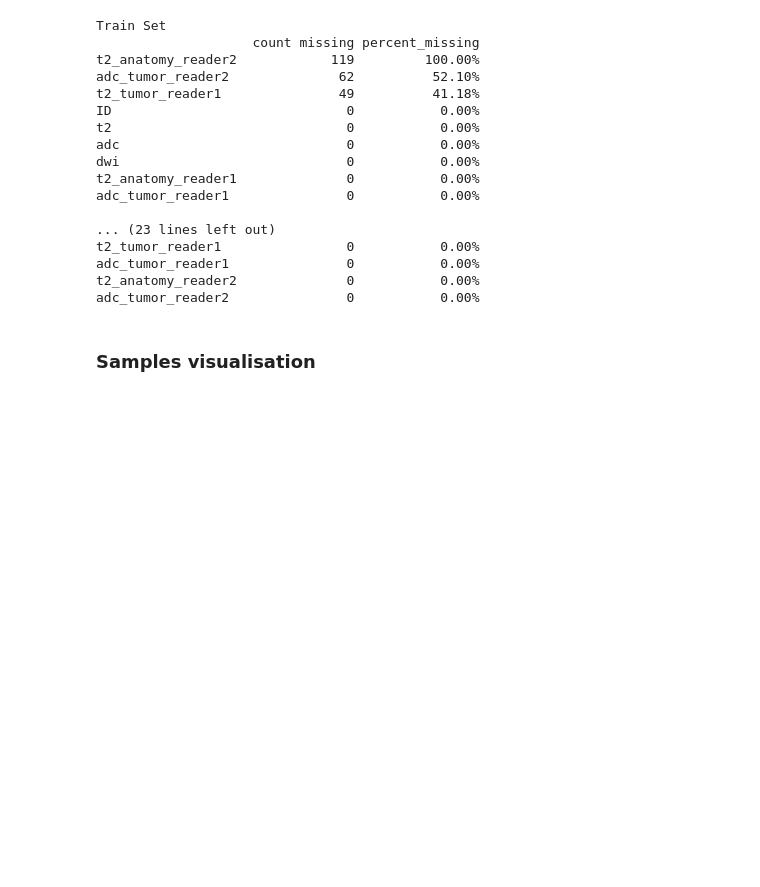
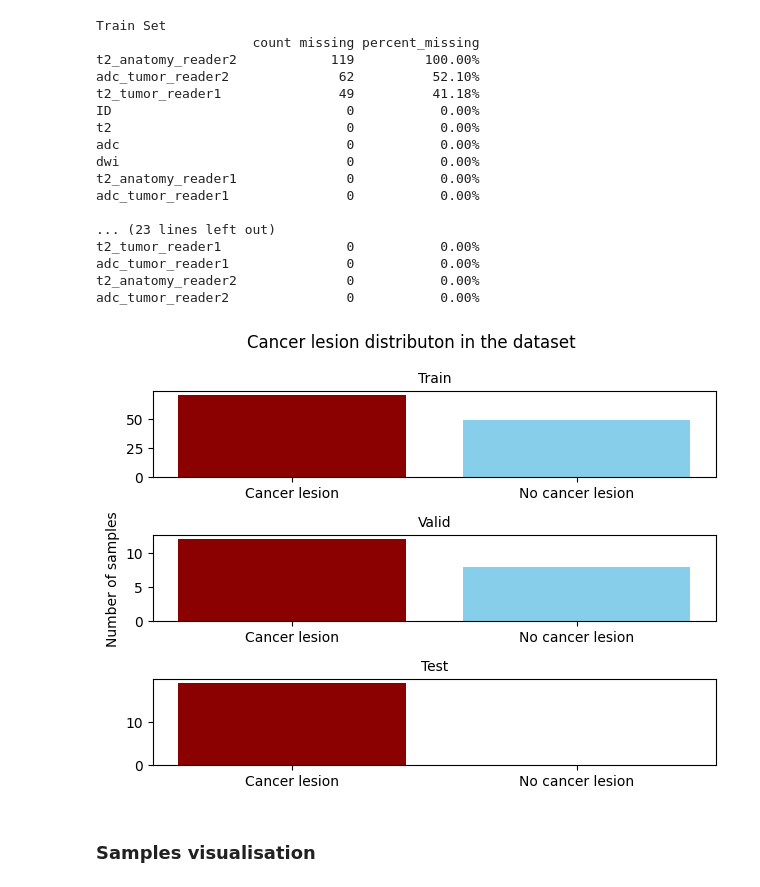
Before and after one commit to TinyRogue/Prostate-Cancer-MRI, a Jupyter notebook: main.ipynb, the cells around one changed output. Cells and saved outputs as stored; diff of their text form; code cells hidden in the pictures; blank space fills up the shorter version.

Commit message:
Lesions distribution

```diff
--- a/main.ipynb
+++ b/main.ipynb
@@ -95,6 +95,31 @@ t2_tumor_reader1                0           0.00%
 adc_tumor_reader1               0           0.00%
 t2_anatomy_reader2              0           0.00%
 adc_tumor_reader2               0           0.00%
+# %%
+has_tumor_file = lambda x: type(x) is str
+train_counts = train_df['t2_tumor_reader1'].map(has_tumor_file).value_counts(bins=2)
+valid_counts = valid_df['t2_tumor_reader1'].map(has_tumor_file).value_counts(bins=2)
+test_counts = test_df['t2_tumor_reader1'].map(has_tumor_file).value_counts(bins=2)
+
+fig, ax = plt.subplots(3, 1)
+bar_colors = ['darkred', 'skyblue']
+
+labels = ['Cancer lesion', 'No cancer lesion']
+ax[0].bar(labels, train_counts, color=bar_colors)
+ax[0].set_title('Train', fontsize=10)
+
+ax[1].bar(labels, valid_counts, color=bar_colors)
+ax[1].set_ylabel('Number of samples')
+ax[1].set_title('Valid', fontsize=10)
+
+ax[2].bar(labels, test_counts, color=bar_colors)
+ax[2].set_title('Test', fontsize=10)
+
+plt.suptitle('Cancer lesion distributon in the dataset')
+plt.tight_layout()
+plt.show()
+# %% [output]
+[figure, added]
 # %% [markdown]
 ### Samples visualisation
 # %%
```
Also changed, not shown: parts of 5 cells of this notebook.
